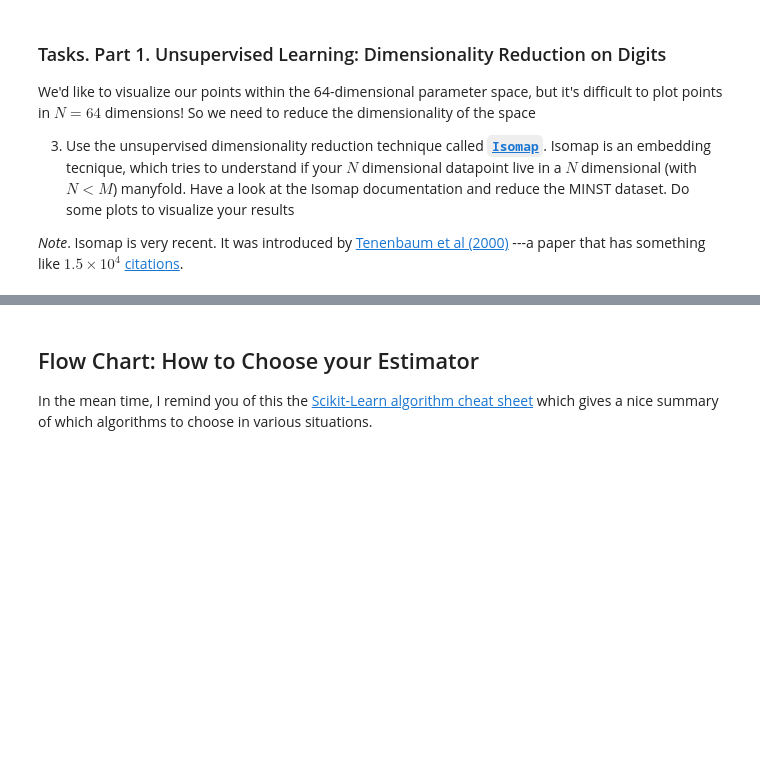
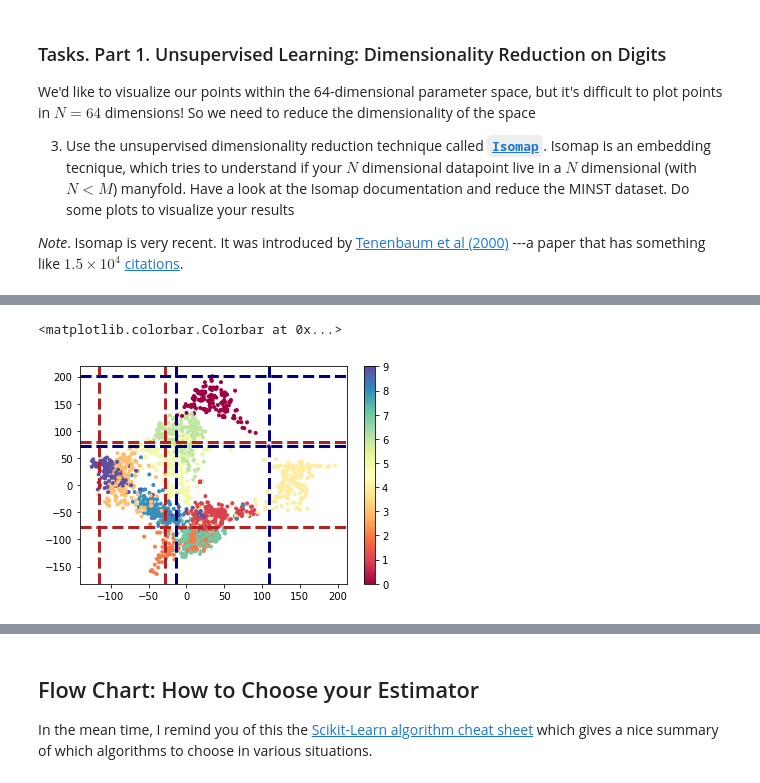
Before and after one commit to freddycch/astrostatistics_bicocca_2022, a Jupyter notebook: working/Exercises/L13 - Handwritten Digits.ipynb, the cells around one changed output, grey strips where cells are left out. Cells and saved outputs as stored; diff of their text form; code cells hidden in the pictures; blank space fills up the shorter version.

```diff
--- a/working/Exercises/L13 - Handwritten Digits.ipynb
+++ b/working/Exercises/L13 - Handwritten Digits.ipynb
@@ -87,0 +110,27 @@ We'd like to visualize our points within the 64-dimensional parameter space, but
+# %%
+data = [x,y,t]
+L = 1.5
+
+digit = 3
+t_digit = np.where(t==digit)
+# print( np.around(x[t_digit],2),np.around(y[t_digit],1) )
+plt.axvline(np.max(x[t_digit]), ls='--', lw=2*L, c='firebrick')
+plt.axvline(np.min(x[t_digit]), ls='--', lw=2*L, c='firebrick')
+
+plt.axhline(np.max(y[t_digit]), ls='--', lw=2*L, c='firebrick')
+plt.axhline(np.min(y[t_digit]), ls='--', lw=2*L, c='firebrick')
+
+digit = 0
+t_digit = np.where(t==digit)
+# print( np.around(x[t_digit],2),np.around(y[t_digit],1) )
+plt.axvline(np.max(x[t_digit]), ls='--', lw=2*L, c='navy')
+plt.axvline(np.min(x[t_digit]), ls='--', lw=2*L, c='navy')
+
+plt.axhline(np.max(y[t_digit]), ls='--', lw=2*L, c='navy')
+plt.axhline(np.min(y[t_digit]), ls='--', lw=2*L, c='navy')
+
+plt.scatter(x,y,c=t,cmap=colors, marker='.')
+plt.colorbar()
+# %% [output]
+<matplotlib.colorbar.Colorbar at 0x...>
+[figure, added]
```
Also changed, not shown: parts of 13 cells of this notebook.
